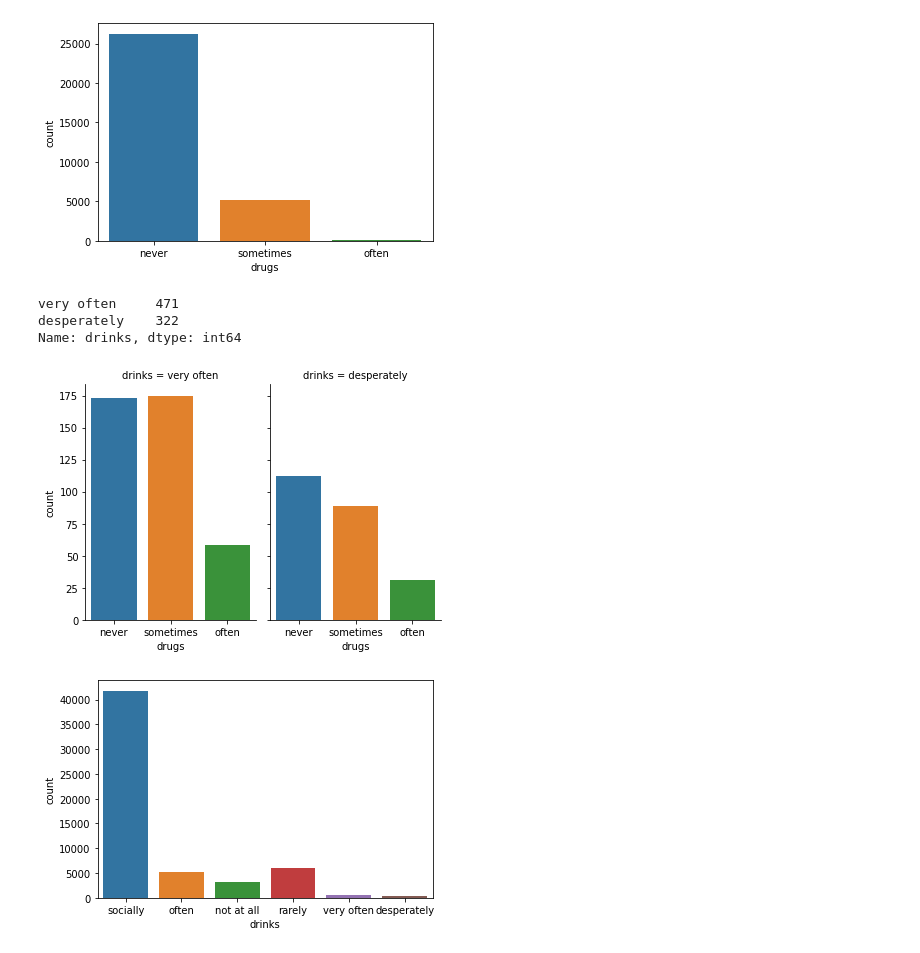
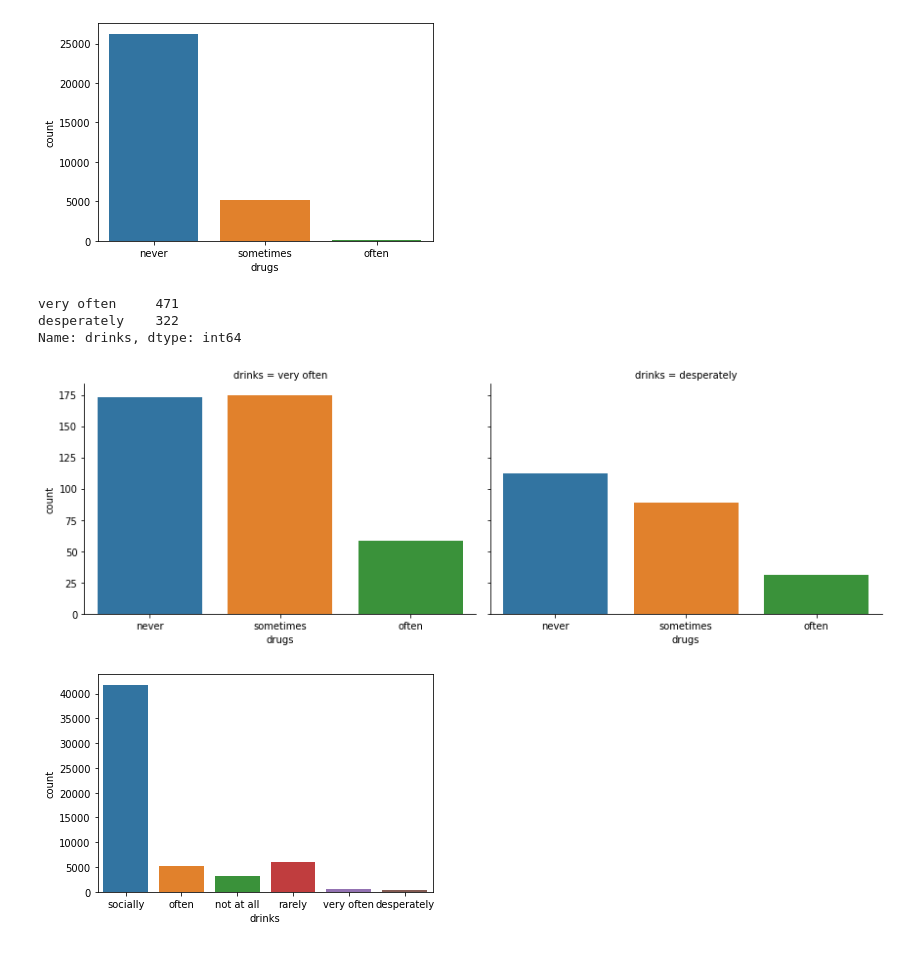
Before and after one commit to ClaudioLutz/okcupid-date-a-scientist-portfolio-project, a Jupyter notebook: date-a-scientist.ipynb, the cells around one changed output. Drawn from its saved outputs; the diff is of its cells as text; code cells hidden in the pictures.

```diff
--- a/date-a-scientist.ipynb
+++ b/date-a-scientist.ipynb
@@ -68,18 +68,18 @@ Name: drinks, dtype: int64
 # %%
 drinks_alot = data[(data["drinks"] != 'socially') & (data["drinks"] != 'rarely') & (data["drinks"] != 'not at all') & (data["drinks"] != 'often')]
 
 print(drinks_alot['drinks'].value_counts())
 g = sns.catplot(x="drugs", col="drinks",
 
                 data=drinks_alot, kind="count",
 
-                height=4, aspect=.7)
+                height=4, aspect=1.5)
 plt.show()
 # %% [output]
 very often     471
 desperately    322
 Name: drinks, dtype: int64
-[figure, old version]
+[figure, new version]
 # %%
 sns.countplot(data=data, x='drinks')
 plt.show()
```
Also changed, not shown: parts of 2 cells of this notebook.
